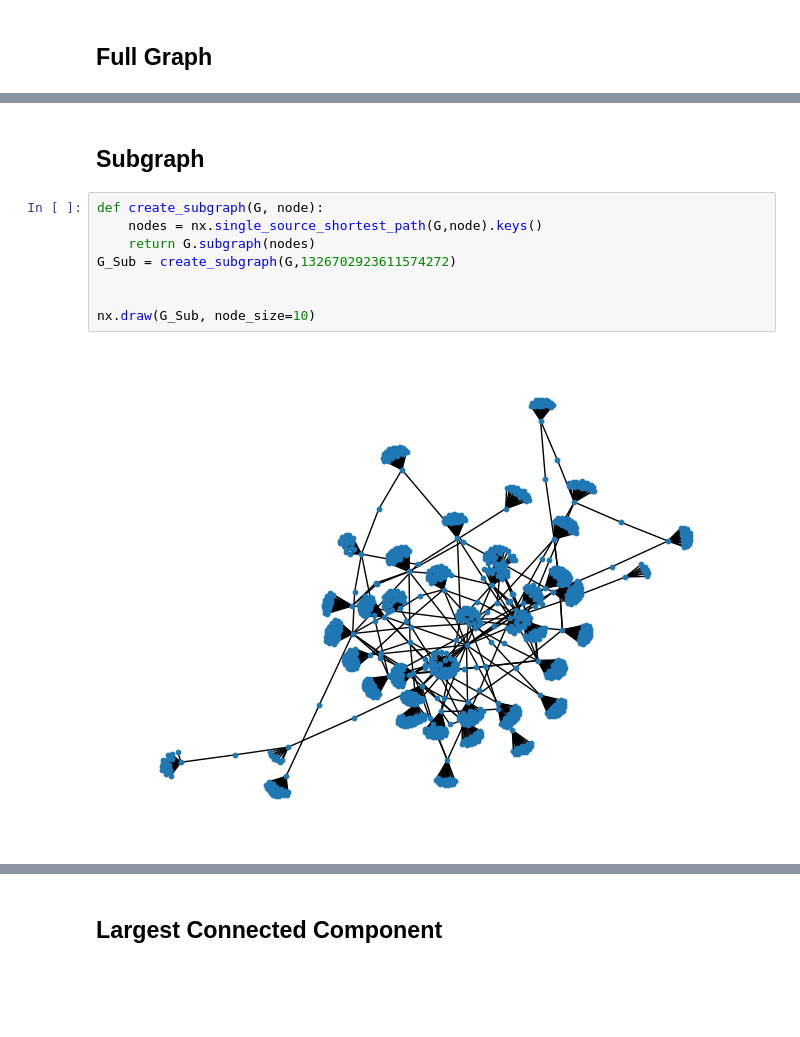
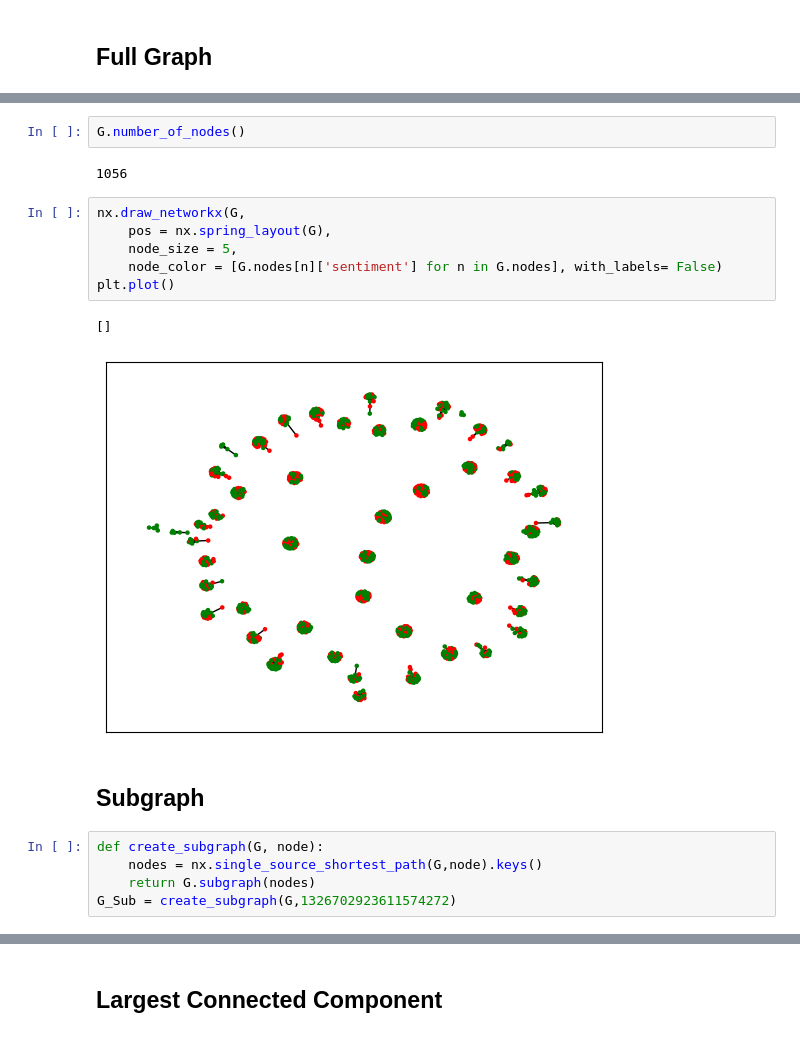
Before and after one commit to WDaugherty/Dominion_Voting_Analysis, a Jupyter notebook: Analysis/testing_notebook.ipynb, the cells around one changed output, grey strips where cells are left out. Saved outputs shown, nothing was run; the diff lists cells and outputs as text; blank space fills up the shorter version.

Commit message:
Fixing Labels

```diff
--- a/Analysis/testing_notebook.ipynb
+++ b/Analysis/testing_notebook.ipynb
@@ -89,3 +125,16 @@ for i in range(len(quote_count)):
+# %%
+G.number_of_nodes()
+# %% [output]
+1056
+# %%
+nx.draw_networkx(G,
+    pos = nx.spring_layout(G),
+    node_size = 5,
+    node_color = [G.nodes[n]['sentiment'] for n in G.nodes], with_labels= False)
+plt.plot()
+# %% [output]
+[]
+[figure, added]
 # %% [markdown]
 ## Subgraph
 # %%
@@ -93,8 +142,3 @@ def create_subgraph(G, node):
     nodes = nx.single_source_shortest_path(G,node).keys()
     return G.subgraph(nodes)
 G_Sub = create_subgraph(G,1326702923611574272)
-
-
-nx.draw(G_Sub, node_size=10)
-# %% [output]
-[figure, removed]
```
Also changed, not shown: parts of 14 cells of this notebook, 1 other file.
